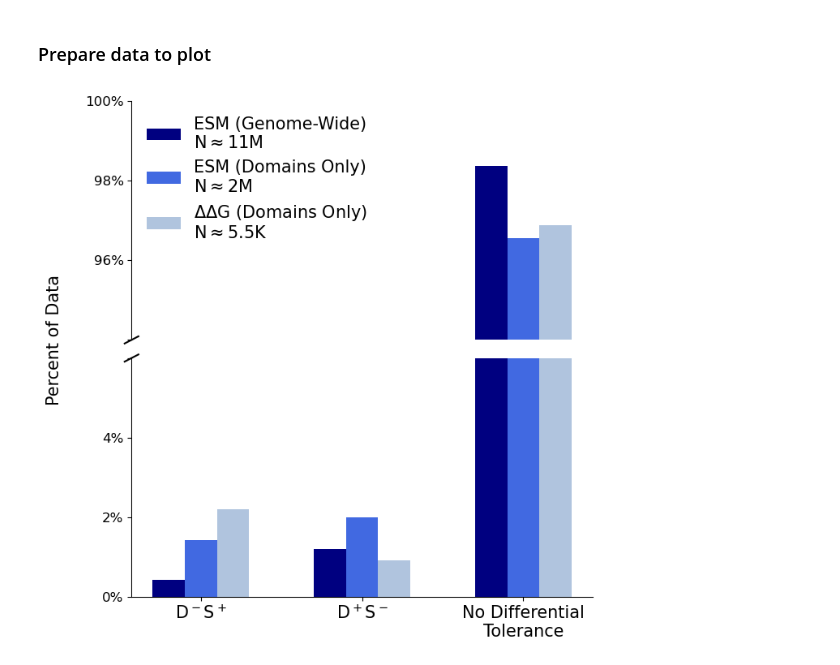
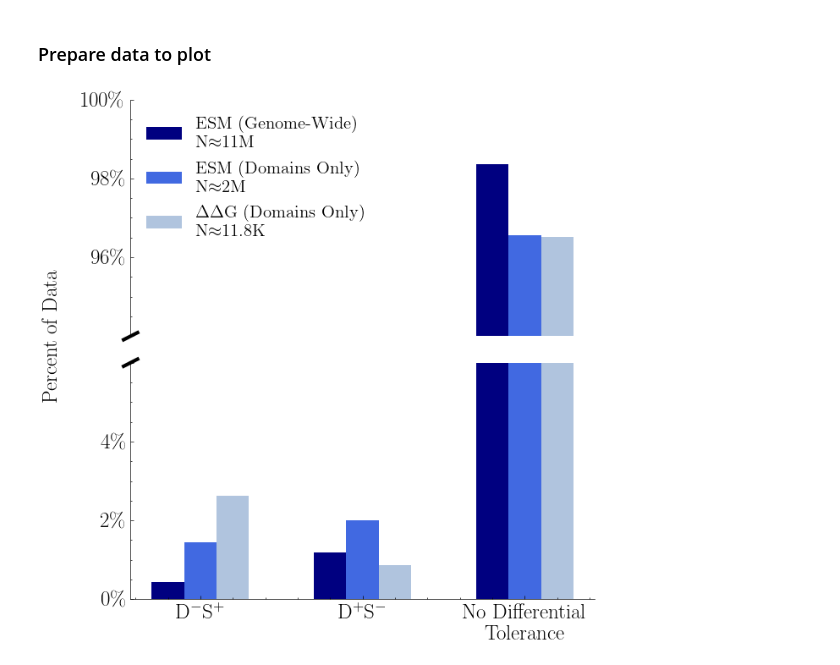
Before and after one commit to ntranoslab/diff-tol, a Jupyter notebook: code/fig2.ipynb, the cells around one changed output. Saved outputs shown, nothing was run; the diff lists cells and outputs as text; code cells hidden in the pictures.

```diff
--- a/code/fig2.ipynb
+++ b/code/fig2.ipynb
@@ -124,7 +132,7 @@ ed_del_intol_sub_tol = esm_domains[(esm_domains.aPLLR > ed_del_intol) & (esm_dom
 # %% [markdown]
 ### Tsuboyama differential tolerance
 # %%
-tsuboyama = pd.read_csv("../data/tsuboyama_ddg.csv")
+tsuboyama = pd.read_csv("../data/tsuboyama_ddg_processed.csv")
 # %%
 sub_tol_ddg, sub_intol_ddg = np.percentile(tsuboyama.ddG_ML_avg_subs, 75), np.percentile(tsuboyama.ddG_ML_avg_subs, 25)
 del_tol_ddg, del_intol_ddg = np.percentile(tsuboyama.ddG_ML_dels, 75), np.percentile(tsuboyama.ddG_ML_dels, 25)
@@ -167,11 +175,13 @@ ax2.spines['top'].set_visible(False)
 ax2.spines['right'].set_visible(False)
 ax2.set_ylim(0, 0.03) # lower range of y axis
 ax1.set_ylim(0.95, 1) # upper range of y axis
+ax1.tick_params(top=False, right=False, which="both")
+ax2.tick_params(top=False, right=False, which="both")
 
 yrange2 = np.arange(0, 0.07, step=0.02)
-ax2.set_yticks(yrange2, [f"{int(x*100)}%" for x in yrange2[0:-1]] + [""], size=12)
+ax2.set_yticks(yrange2, [f"{int(x*100)}\\%" for x in yrange2[0:-1]] + [""], size=18)
 yrange1 = np.arange(0.94, 1, step=0.02)
-ax1.set_yticks(yrange1, [""] + [f"{int(x*100)}%" for x in yrange1[1:]], size=12)
+ax1.set_yticks(yrange1, [""] + [f"{int(x*100)}\\%" for x in yrange1[1:]], size=18)
 
 # Plot grouped bar plots
 bar_width = 0.2
@@ -181,37 +191,35 @@ x = np.arange(3)  # the label locations
 x1 = x - bar_width
 x2 = x
 x3 = x + bar_width
 
 ax1.bar(x1, df['Group 1'], bar_width, color="navy",
         label='ESM (Genome-Wide)\n' + r'N$\approx$' + f"{str(int(del_sub.shape[0] / 1000000)) + "M"}")
 ax1.bar(x2, df['Group 2'], bar_width, color="royalblue",
         label="ESM (Domains Only)\n" + r'N$\approx$' + f"{str(int(esm_domains.shape[0] / 1000000)) + "M"}")
 ax1.bar(x3, df['Group 3'], bar_width, color="lightsteelblue",
         label=r'$\Delta\Delta$G (Domains Only)' + "\n" + r'N$\approx$' + f"{str(round(tsuboyama.shape[0] / 1000, 1))}" + "K")
 
 ax2.bar(x1, df['Group 1'], bar_width, color=["navy", "navy", "navy"])
 ax2.bar(x2, df['Group 2'], bar_width, color=["royalblue", "royalblue", "royalblue"])
 ax2.bar(x3, df['Group 3'], bar_width, color=["lightsteelblue", "lightsteelblue", "lightsteelblue"])
 
-["navy", "royalblue", "lightsteelblue"]
-
 # Add line breaks
 d = .015
 kwargs = dict(transform=ax1.transAxes, color='k', clip_on=False)
-ax1.plot((-d, +d), (-d, +d), **kwargs)
+ax1.plot((-d, +d), (-d, +d), **kwargs, lw=3)
 kwargs.update(transform=ax2.transAxes)
-ax2.plot((-d, +d), (1 - d, 1 + d), **kwargs)
+ax2.plot((-d, +d), (1 - d, 1 + d), **kwargs, lw=3)
 
 # Customize plot
 ax2.set_xticks(index)
-ax2.set_xticklabels(df.index, size=15)
+ax2.set_xticklabels(df.index, size=18)
 
-ax1.set_ylabel("Percent of Data", size=15)
+ax1.set_ylabel("Percent of Data", size=18)
 ax1.yaxis.set_label_coords(-0.15, 0)
 
 ax1.legend(loc="upper left", frameon=False, fontsize=15)
 
 plt.tight_layout()
 plt.show()
 # %% [output]
-[figure, old version]
+[figure, new version]
```
Also changed, not shown: parts of 2 cells of this notebook.
